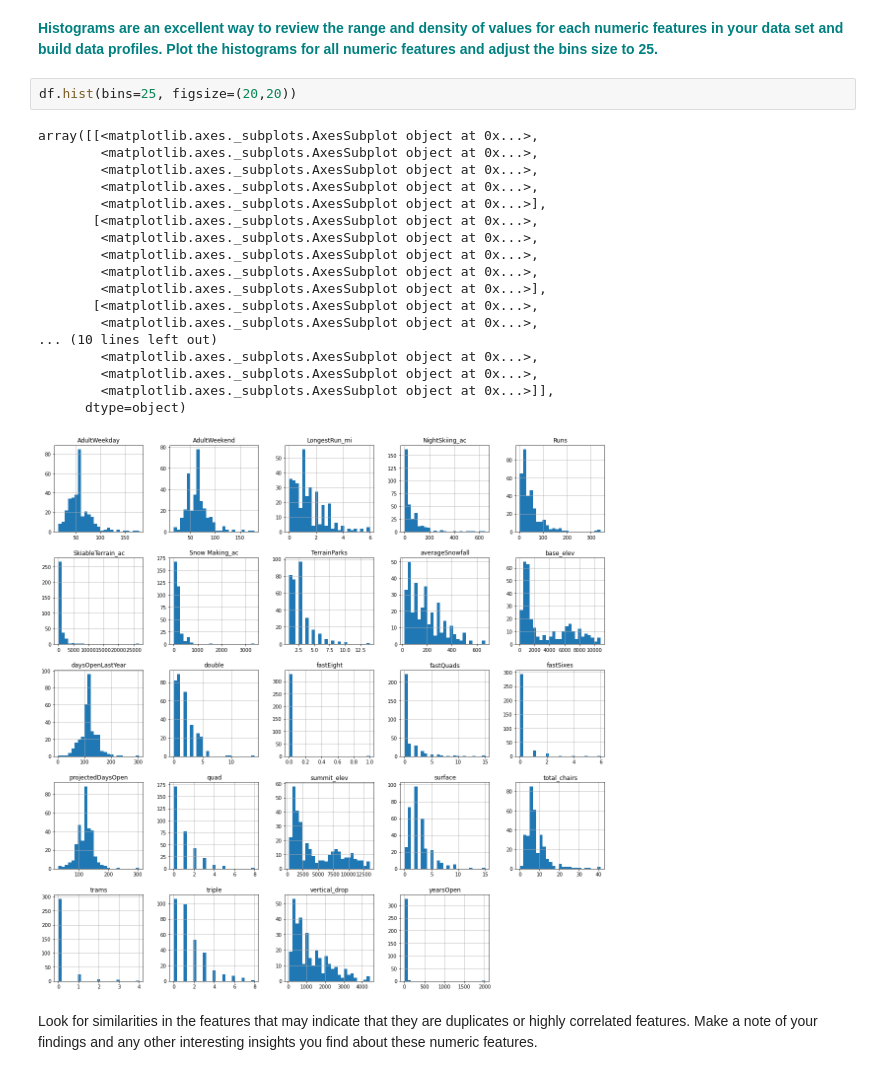
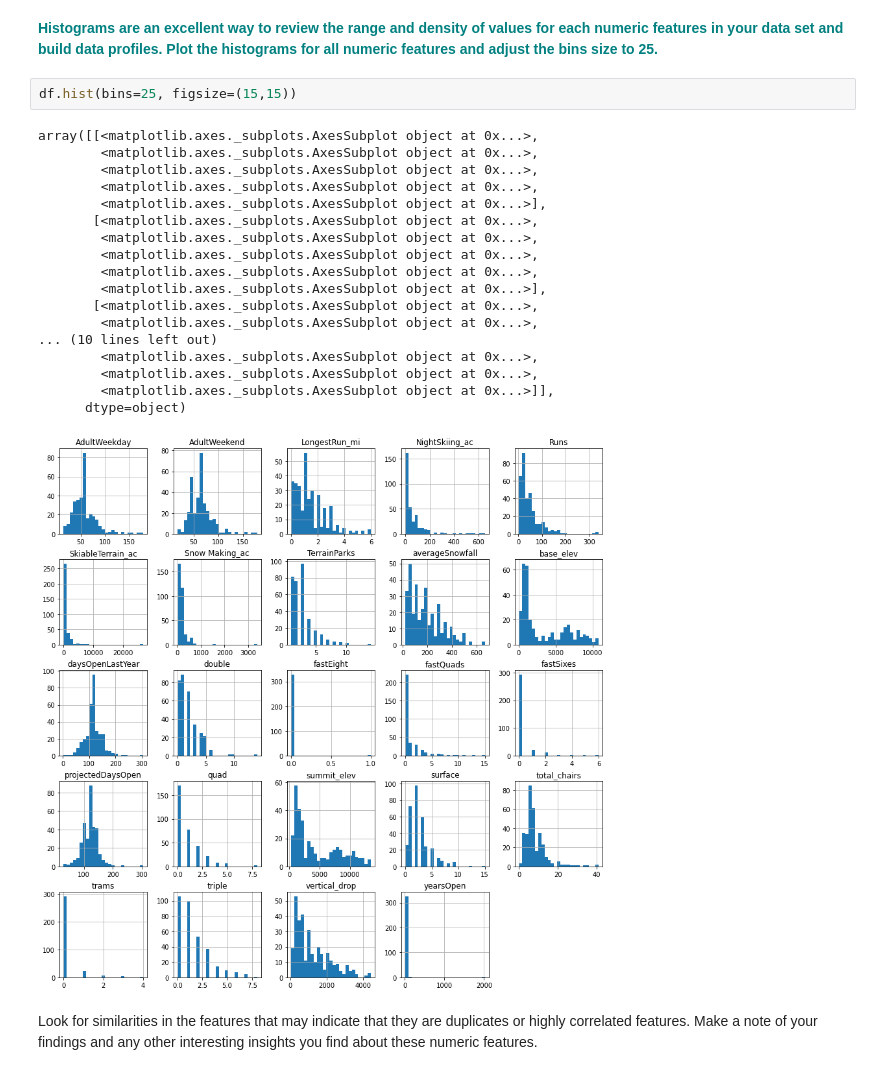
Before and after one commit to dj-m/GuidedCapstone, a Jupyter notebook: ExploratoryDataAnalysis/GuidedCapstoneStep3HL.ipynb, the cells around one changed output. Saved outputs shown, nothing was run; the diff lists cells and outputs as text.

```diff
--- a/ExploratoryDataAnalysis/GuidedCapstoneStep3HL.ipynb
+++ b/ExploratoryDataAnalysis/GuidedCapstoneStep3HL.ipynb
@@ -88,26 +88,26 @@ df.describe().T
 # %% [markdown]
 **<font color='teal'> Histograms are an excellent way to review the range and density of values for each numeric features in your data set and build data profiles. Plot the histograms for all numeric features and adjust the bins size to 25.</font>**
 # %%
-df.hist(bins=25, figsize=(20,20))
+df.hist(bins=25, figsize=(15,15))
 # %% [output]
 array([[<matplotlib.axes._subplots.AxesSubplot object at 0x...>,
         <matplotlib.axes._subplots.AxesSubplot object at 0x...>,
         <matplotlib.axes._subplots.AxesSubplot object at 0x...>,
         <matplotlib.axes._subplots.AxesSubplot object at 0x...>,
         <matplotlib.axes._subplots.AxesSubplot object at 0x...>],
        [<matplotlib.axes._subplots.AxesSubplot object at 0x...>,
         <matplotlib.axes._subplots.AxesSubplot object at 0x...>,
         <matplotlib.axes._subplots.AxesSubplot object at 0x...>,
         <matplotlib.axes._subplots.AxesSubplot object at 0x...>,
         <matplotlib.axes._subplots.AxesSubplot object at 0x...>],
        [<matplotlib.axes._subplots.AxesSubplot object at 0x...>,
         <matplotlib.axes._subplots.AxesSubplot object at 0x...>,
 ... (10 lines left out)
         <matplotlib.axes._subplots.AxesSubplot object at 0x...>,
         <matplotlib.axes._subplots.AxesSubplot object at 0x...>,
         <matplotlib.axes._subplots.AxesSubplot object at 0x...>]],
       dtype=object)
-[figure, old version]
+[figure, new version]
 # %% [markdown]
 Look for similarities in the features that may indicate that they are duplicates or highly correlated features. Make a note of your findings and any other interesting insights you find about these numeric features.
 # %% [markdown]
```
Also changed, not shown: parts of 4 cells of this notebook.
